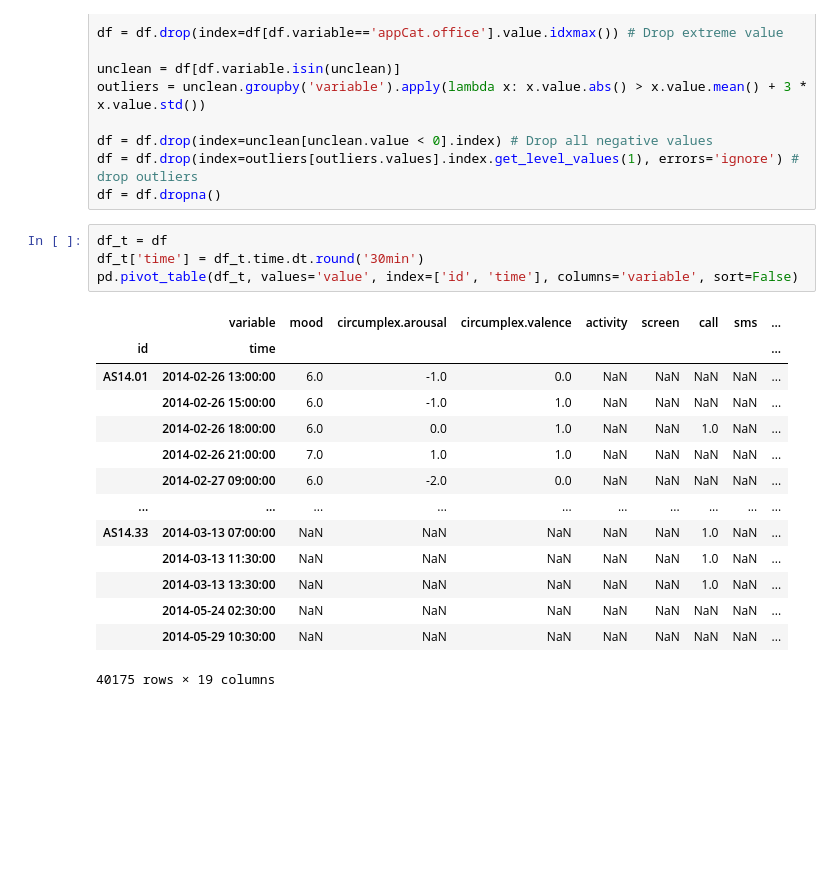
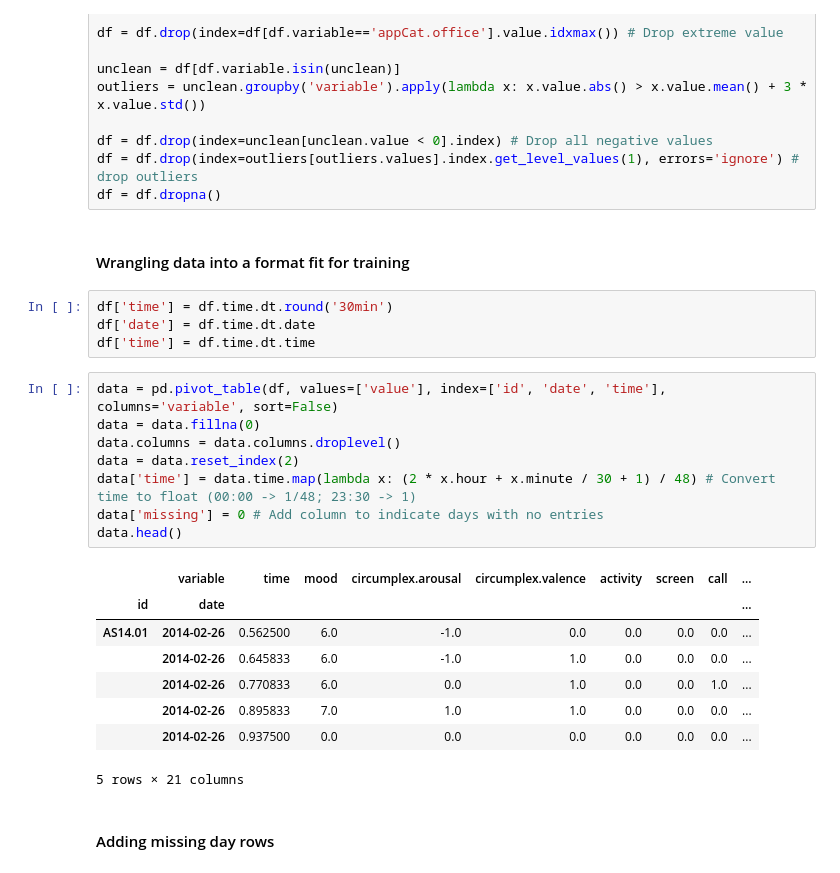
Before and after one commit to ChackMociute/Data-Mining-Techniques, a Jupyter notebook: Ass1.ipynb, the cells around one changed output. Drawn from its saved outputs; the diff is of its cells as text; blank space fills up the shorter version.

```diff
--- a/Ass1.ipynb
+++ b/Ass1.ipynb
@@ -128,22 +138,28 @@ outliers = unclean.groupby('variable').apply(lambda x: x.value.abs() > x.value.m
 df = df.drop(index=unclean[unclean.value < 0].index) # Drop all negative values
 df = df.drop(index=outliers[outliers.values].index.get_level_values(1), errors='ignore') # drop outliers
 df = df.dropna()
+# %% [markdown]
+#### Wrangling data into a format fit for training
+# %%
+df['time'] = df.time.dt.round('30min')
+df['date'] = df.time.dt.date
+df['time'] = df.time.dt.time
 # %%
-df_t = df
-df_t['time'] = df_t.time.dt.round('30min')
-pd.pivot_table(df_t, values='value', index=['id', 'time'], columns='variable', sort=False)
+data = pd.pivot_table(df, values=['value'], index=['id', 'date', 'time'], columns='variable', sort=False)
+data = data.fillna(0)
+data.columns = data.columns.droplevel()
+data = data.reset_index(2)
+data['time'] = data.time.map(lambda x: (2 * x.hour + x.minute / 30 + 1) / 48) # Convert time to float (00:00 -> 1/48; 23:30 -> 1)
+data['missing'] = 0 # Add column to indicate days with no entries
+data.head()
 # %% [output]
-|  | variable | mood | circumplex.arousal | circumplex.valence | activity | screen | call | sms | ... |
-| id | time |  |  |  |  |  |  |  | ... |
-| AS14.01 | 2014-02-26 13:00:00 | 6.0 | -1.0 | 0.0 | NaN | NaN | NaN | NaN | ... |
-|  | 2014-02-26 15:00:00 | 6.0 | -1.0 | 1.0 | NaN | NaN | NaN | NaN | ... |
-|  | 2014-02-26 18:00:00 | 6.0 | 0.0 | 1.0 | NaN | NaN | 1.0 | NaN | ... |
-|  | 2014-02-26 21:00:00 | 7.0 | 1.0 | 1.0 | NaN | NaN | NaN | NaN | ... |
-|  | 2014-02-27 09:00:00 | 6.0 | -2.0 | 0.0 | NaN | NaN | NaN | NaN | ... |
-| ... | ... | ... | ... | ... | ... | ... | ... | ... | ... |
-| AS14.33 | 2014-03-13 07:00:00 | NaN | NaN | NaN | NaN | NaN | 1.0 | NaN | ... |
-|  | 2014-03-13 11:30:00 | NaN | NaN | NaN | NaN | NaN | 1.0 | NaN | ... |
-|  | 2014-03-13 13:30:00 | NaN | NaN | NaN | NaN | NaN | 1.0 | NaN | ... |
-|  | 2014-05-24 02:30:00 | NaN | NaN | NaN | NaN | NaN | NaN | NaN | ... |
-|  | 2014-05-29 10:30:00 | NaN | NaN | NaN | NaN | NaN | NaN | NaN | ... |
+|  | variable | time | mood | circumplex.arousal | circumplex.valence | activity | screen | call | ... |
+| id | date |  |  |  |  |  |  |  | ... |
+| AS14.01 | 2014-02-26 | 0.562500 | 6.0 | -1.0 | 0.0 | 0.0 | 0.0 | 0.0 | ... |
+|  | 2014-02-26 | 0.645833 | 6.0 | -1.0 | 1.0 | 0.0 | 0.0 | 0.0 | ... |
+|  | 2014-02-26 | 0.770833 | 6.0 | 0.0 | 1.0 | 0.0 | 0.0 | 1.0 | ... |
+|  | 2014-02-26 | 0.895833 | 7.0 | 1.0 | 1.0 | 0.0 | 0.0 | 0.0 | ... |
+|  | 2014-02-26 | 0.937500 | 0.0 | 0.0 | 0.0 | 0.0 | 0.0 | 0.0 | ... |
-40175 rows × 19 columns
+5 rows × 21 columns
+# %% [markdown]
+#### Adding missing day rows
```
Also changed, not shown: parts of 13 cells of this notebook.
